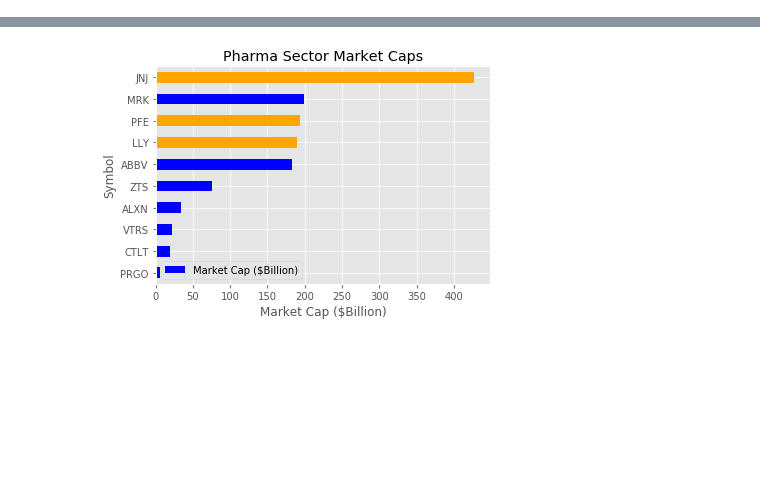
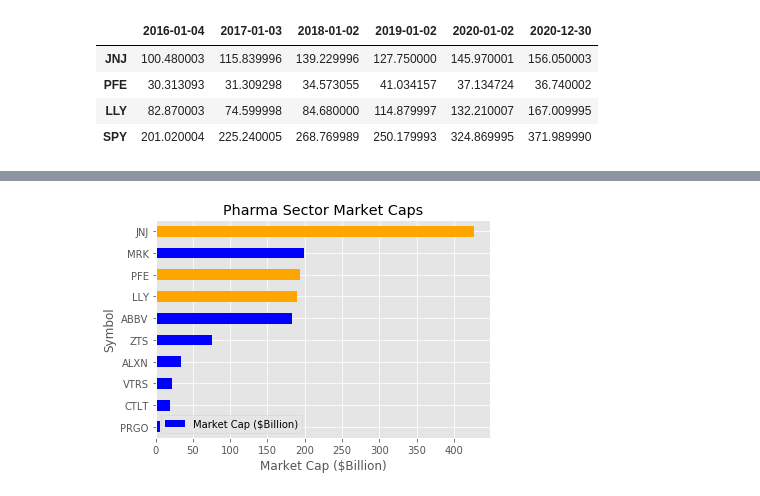
Before and after one commit to larawayn/Project-1, a Jupyter notebook: pharma_project.ipynb, the cells around one changed output, grey strips where cells are left out. Cells and saved outputs as stored; diff of their text form; code cells hidden in the pictures; blank space fills up the shorter version.

```diff
--- a/pharma_project.ipynb
+++ b/pharma_project.ipynb
@@ -24,0 +45,8 @@ pharma_df.head()
+# %%
+yearly_price_df
+# %% [output]
+|  | 2016-01-04 | 2017-01-03 | 2018-01-02 | 2019-01-02 | 2020-01-02 | 2020-12-30 |
+| JNJ | 100.480003 | 115.839996 | 139.229996 | 127.750000 | 145.970001 | 156.050003 |
+| PFE | 30.313093 | 31.309298 | 34.573055 | 41.034157 | 37.134724 | 36.740002 |
+| LLY | 82.870003 | 74.599998 | 84.680000 | 114.879997 | 132.210007 | 167.009995 |
+| SPY | 201.020004 | 225.240005 | 268.769989 | 250.179993 | 324.869995 | 371.989990 |
```
Also changed, not shown: parts of 5 cells of this notebook, 3 other files.
